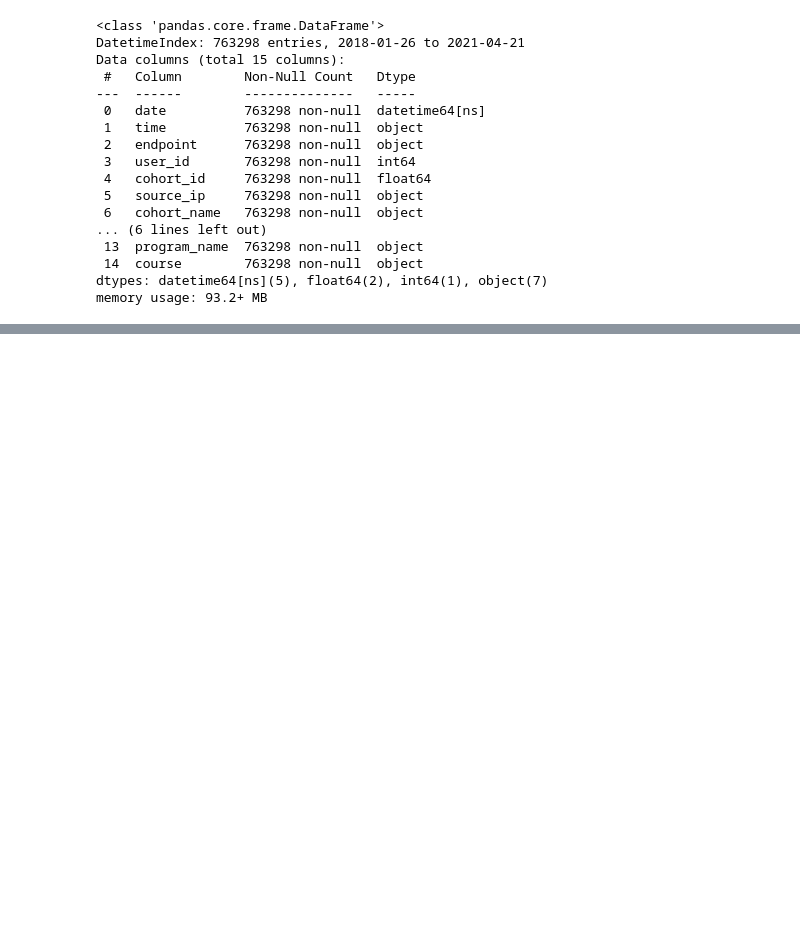
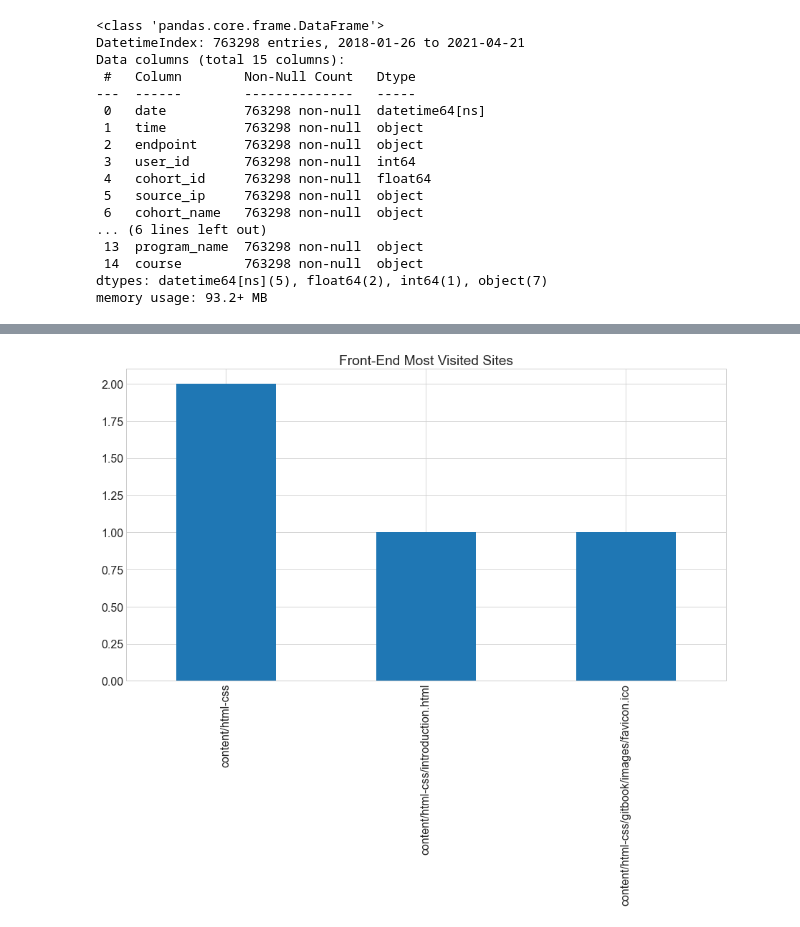
Before and after one commit to anomaly-detection-mini-project/anomaly-detection-project, a Jupyter notebook: final_report_board_meeting.ipynb, the cells around one changed output, grey strips where cells are left out. Cells and saved outputs as stored; diff of their text form; code cells hidden in the pictures; blank space fills up the shorter version.

```diff
--- a/final_report_board_meeting.ipynb
+++ b/final_report_board_meeting.ipynb
@@ -97,0 +130,5 @@ memory usage: 93.2+ MB
+# %%
+# Top used lessons used by Front-End Most Visited Sites
+df_dw[df_dw['program_name'] == 'Front End Web Development'].endpoint.value_counts().head(10).plot.bar(title = 'Front-End Most Visited Sites', figsize = (15,8));
+# %% [output]
+[figure, added]
```
Also changed, not shown: parts of 80 cells of this notebook, 1 other file.
